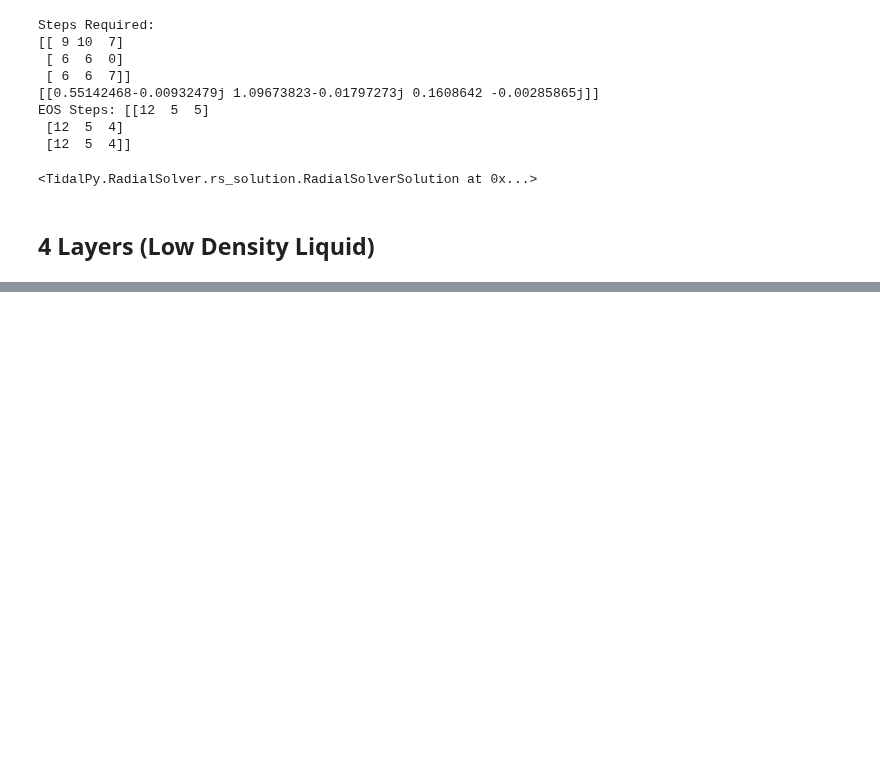
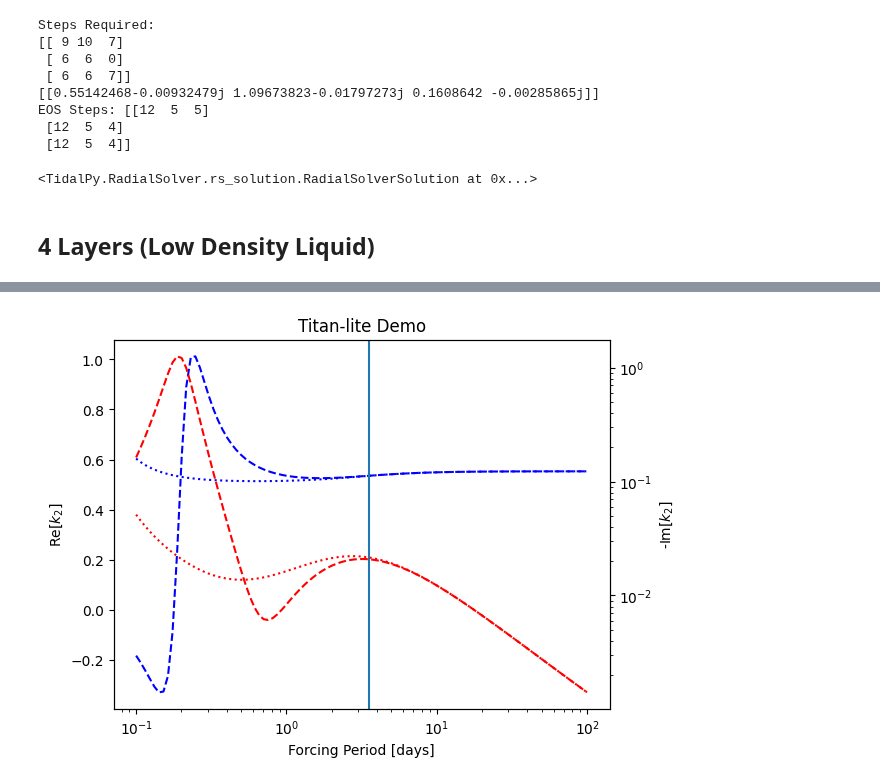
Before and after one commit to jrenaud90/TidalPy, a Jupyter notebook: Benchmarks & Performance/RadialSolver/RadialSolver Benchmarks.ipynb, the cells around one changed output, grey strips where cells are left out. Cells and saved outputs as stored; diff of their text form; code cells hidden in the pictures; blank space fills up the shorter version.

```diff
--- a/Benchmarks & Performance/RadialSolver/RadialSolver Benchmarks.ipynb
+++ b/Benchmarks & Performance/RadialSolver/RadialSolver Benchmarks.ipynb
@@ -346,0 +362,16 @@ Working on index: 99
+# %%
+fig, ax = plt.subplots()
+ax2 = ax.twinx()
+ax.plot(days, np.real(k2s), c='b')
+ax.plot(days, np.real(k2s_static), c='b', ls=':')
+ax.plot(days, np.real(k2s_dyn_incomp), c='b', ls='--')
+ax2.plot(days, -np.imag(k2s), c='r')
+ax2.plot(days, -np.imag(k2s_static), c='r', ls=':')
+ax2.plot(days, -np.imag(k2s_dyn_incomp), c='r', ls='--')
+ax.axvline(x=3.551)
+ax.set(xlabel='Forcing Period [days]', ylabel='Re[$k_{2}$]', title="Titan-lite Demo", xscale='log')
+ax2.set(xlabel='Forcing Period [days]', ylabel='-Im[$k_{2}$]', yscale='log', xscale='log')
+
+plt.show()
+# %% [output]
+[figure, added]
```
Also changed, not shown: parts of 5 cells of this notebook, 1 other file.
